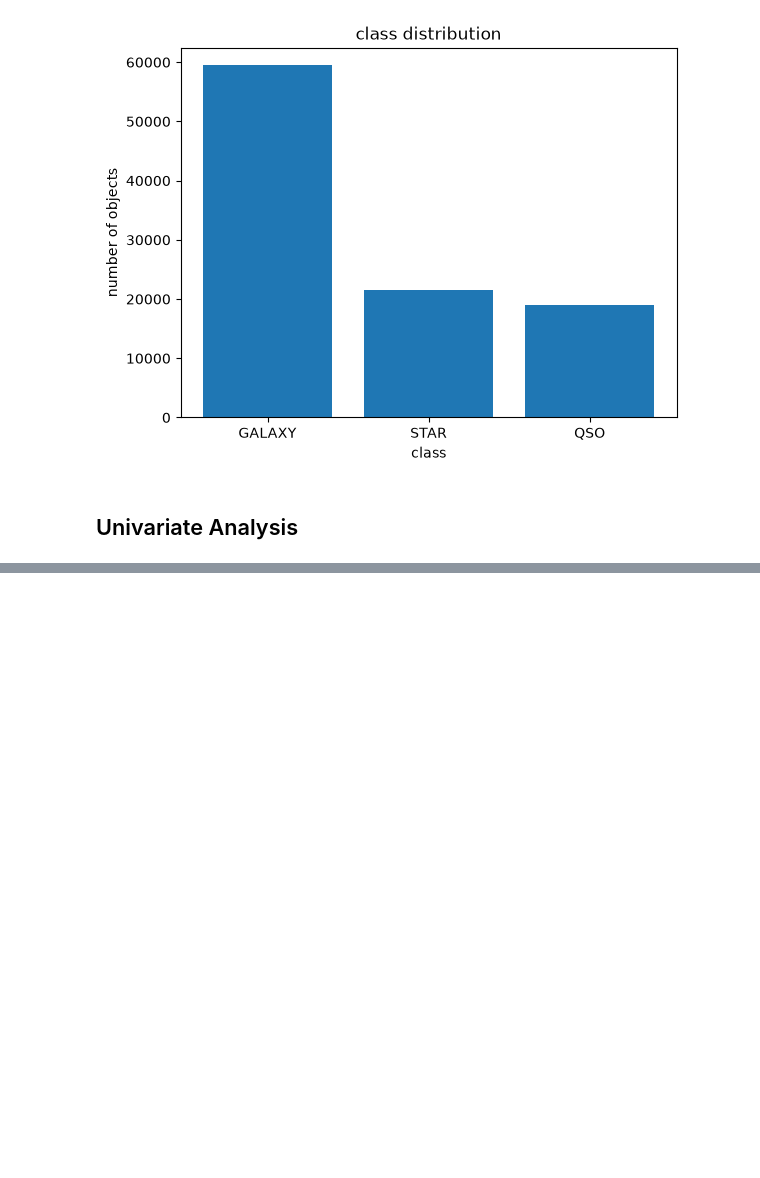
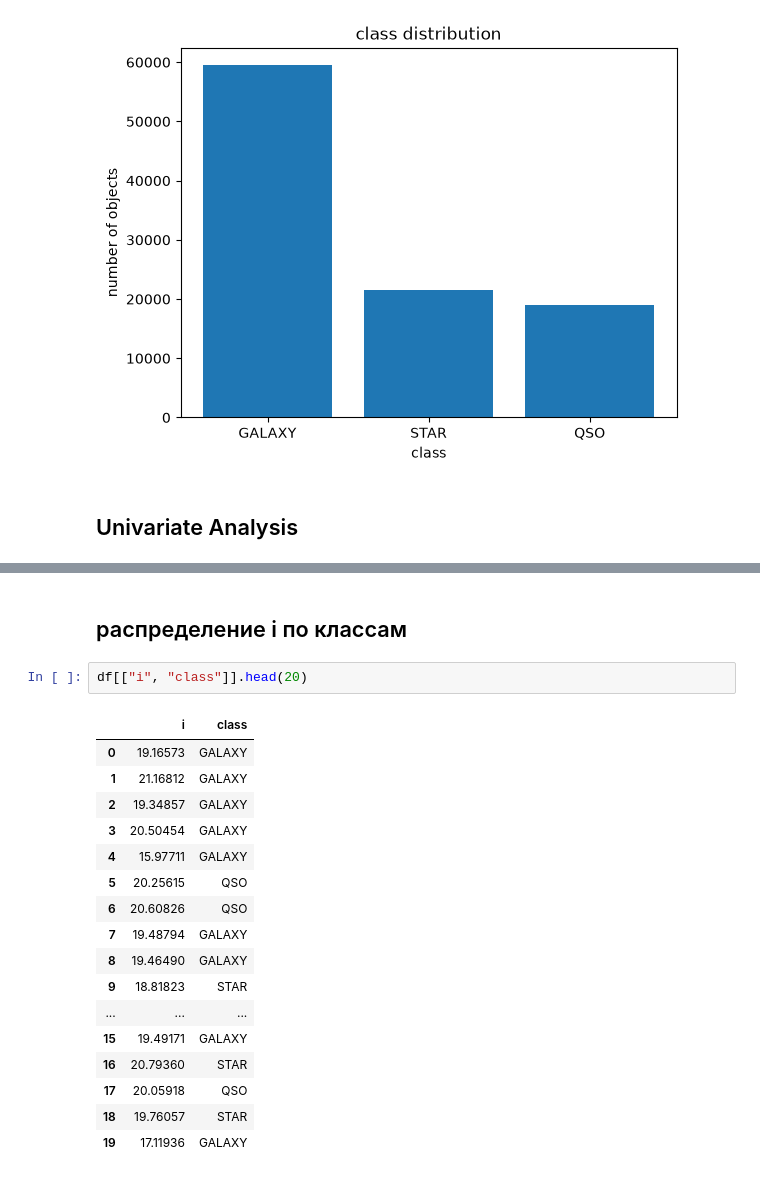
Before and after one commit to kusakabeka/ml-start-practice, a Jupyter notebook: seminar-01-sdss-classification/notebooks/eda-notebook.ipynb, the cells around one changed output, grey strips where cells are left out. Drawn from its saved outputs; the diff is of its cells as text; blank space fills up the shorter version.

```diff
--- a/seminar-01-sdss-classification/notebooks/eda-notebook.ipynb
+++ b/seminar-01-sdss-classification/notebooks/eda-notebook.ipynb
@@ -165,0 +209,22 @@ plt.show()
+# %% [markdown]
+## распределение i по классам
+# %%
+df[["i", "class"]].head(20)
+# %% [output]
+|  | i | class |
+| 0 | 19.16573 | GALAXY |
+| 1 | 21.16812 | GALAXY |
+| 2 | 19.34857 | GALAXY |
+| 3 | 20.50454 | GALAXY |
+| 4 | 15.97711 | GALAXY |
+| 5 | 20.25615 | QSO |
+| 6 | 20.60826 | QSO |
+| 7 | 19.48794 | GALAXY |
+| 8 | 19.46490 | GALAXY |
+| 9 | 18.81823 | STAR |
+| ... | ... | ... |
+| 15 | 19.49171 | GALAXY |
+| 16 | 20.79360 | STAR |
+| 17 | 20.05918 | QSO |
+| 18 | 19.76057 | STAR |
+| 19 | 17.11936 | GALAXY |
```
Also changed, not shown: parts of 12 cells of this notebook.
